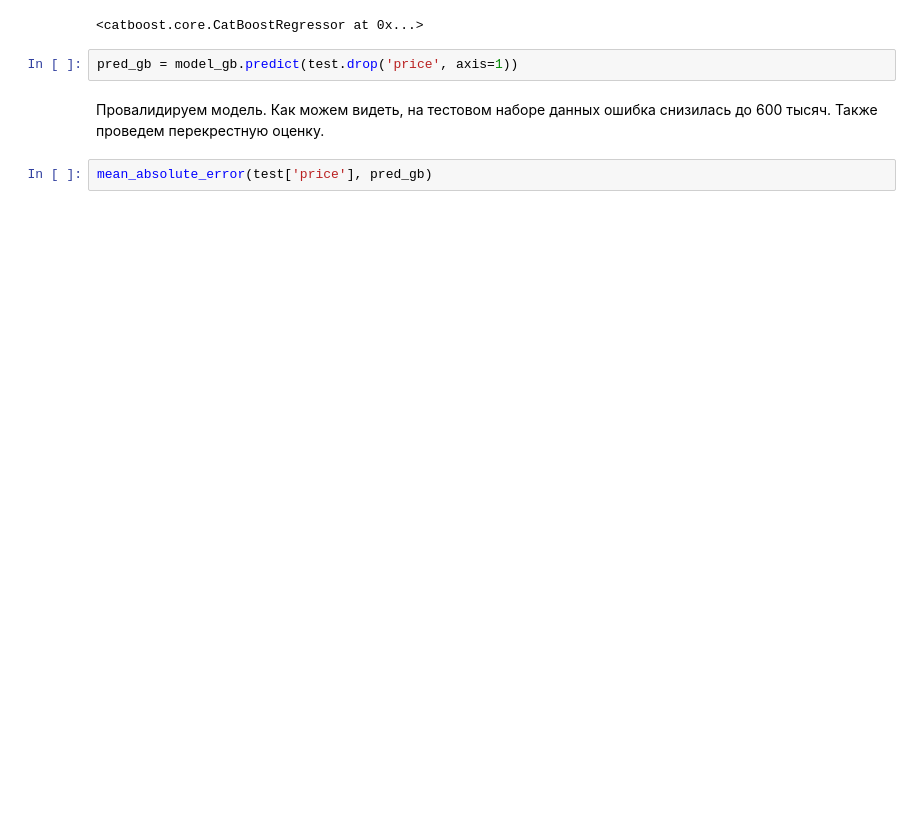
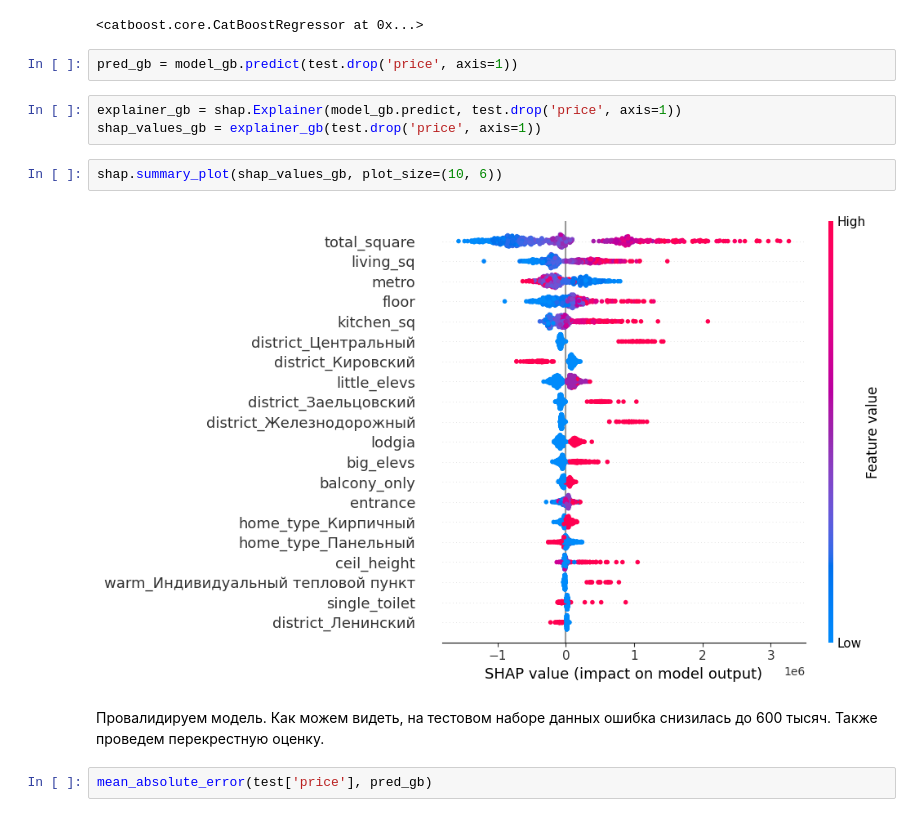
Before and after one commit to Elizar54/House-pricing-in-Akademtown, a Jupyter notebook: main.ipynb, the cells around one changed output. Cells and saved outputs as stored; diff of their text form; blank space fills up the shorter version.

```diff
--- a/main.ipynb
+++ b/main.ipynb
@@ -467,6 +481,13 @@ model_gb.fit(train.drop('price', axis=1), train['price'])
 <catboost.core.CatBoostRegressor at 0x...>
 # %%
 pred_gb = model_gb.predict(test.drop('price', axis=1))
+# %%
+explainer_gb = shap.Explainer(model_gb.predict, test.drop('price', axis=1))
+shap_values_gb = explainer_gb(test.drop('price', axis=1))
+# %%
+shap.summary_plot(shap_values_gb, plot_size=(10, 6))
+# %% [output]
+[figure, added]
 # %% [markdown]
 Провалидируем модель. Как можем видеть, на тестовом наборе данных ошибка снизилась до 600 тысяч. Также проведем перекрестную оценку.
 # %%
```
Also changed, not shown: parts of 32 cells of this notebook.
